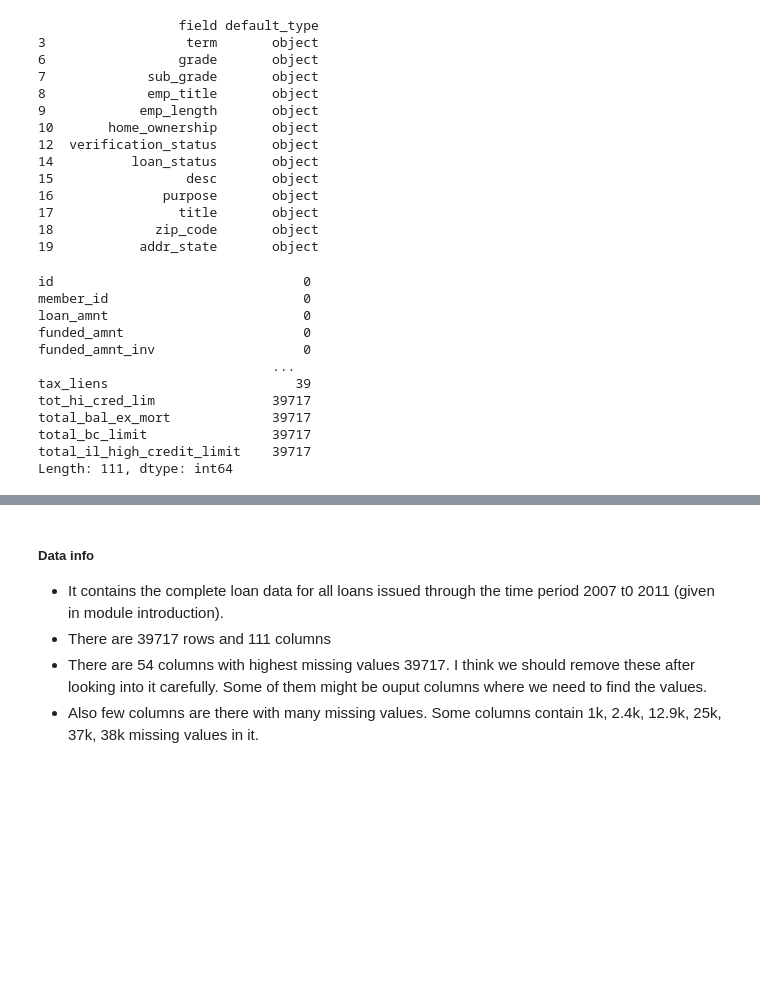
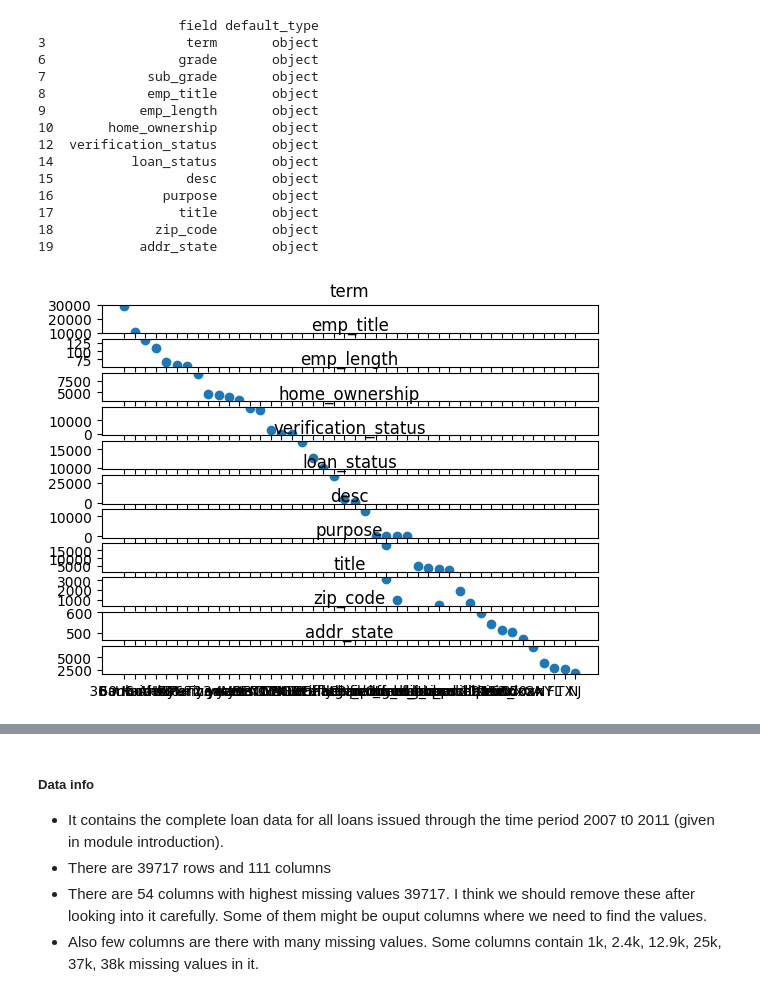
Before and after one commit to irish-luong/LandingClubCaseStudy, a Jupyter notebook: lending_club_case_study.ipynb, the cells around one changed output, grey strips where cells are left out. Saved outputs shown, nothing was run; the diff lists cells and outputs as text; code cells hidden in the pictures; blank space fills up the shorter version.

```diff
--- a/lending_club_case_study.ipynb
+++ b/lending_club_case_study.ipynb
@@ -681,19 +670,35 @@ ordered_categorical_field = ['grade', 'sub_grade']
 17                title       object
 18             zip_code       object
 19           addr_state       object
-# %%
-data.isna().sum()
-# %% [output]
-id                                0
-member_id                         0
-loan_amnt                         0
-funded_amnt                       0
-funded_amnt_inv                   0
-                              ...
-tax_liens                        39
-tot_hi_cred_lim               39717
-total_bal_ex_mort             39717
-total_bc_limit                39717
-total_il_high_credit_limit    39717
-Length: 111, dtype: int64
+# %%
+
+def analyze_unorder_variables(df: pd.DataFrame, columns: list) -> None:
+
+
+    fig, plots = plt.subplots(len(columns), sharex=True)
+
+    for i in range(len(columns)):
+
+        tmp_df = df[columns[i]]\
+            .value_counts()\
+                .sort_values()\
+                    .to_frame()\
+                        .reset_index()\
+                            .sort_values(
+                                by=columns[i], ascending=False
+                                ).head(5)
+
+
+        plots[i].scatter(tmp_df['index'], tmp_df[columns[i]])
+        plots[i].set_title(columns[i])
+
+
+    # plt.subplots_adjust(wspace=0.4)
+
+
+    plt.show()
+
+analyze_unorder_variables(df, unordered_categorical_field)
+# %% [output]
+[figure, added]
 # %%
```
Also changed, not shown: parts of 11 cells of this notebook, 1 other file.
